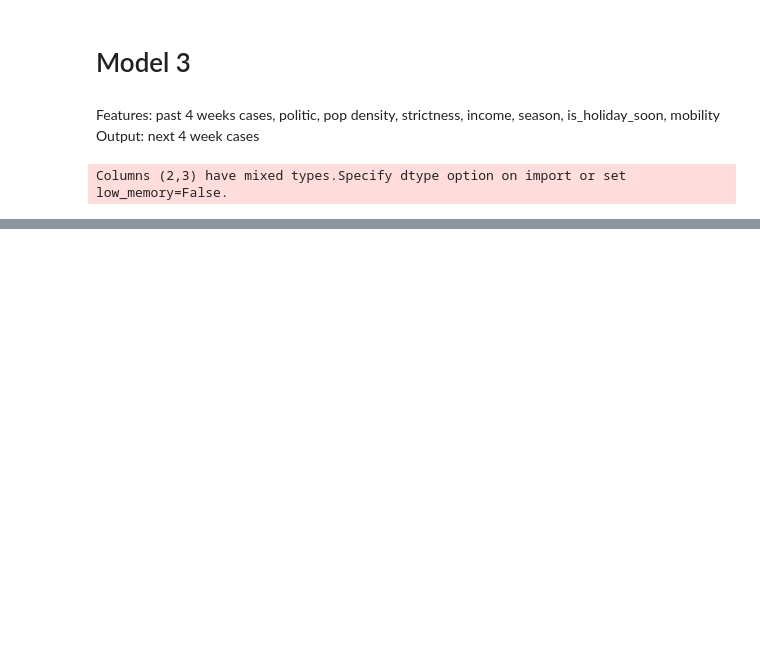
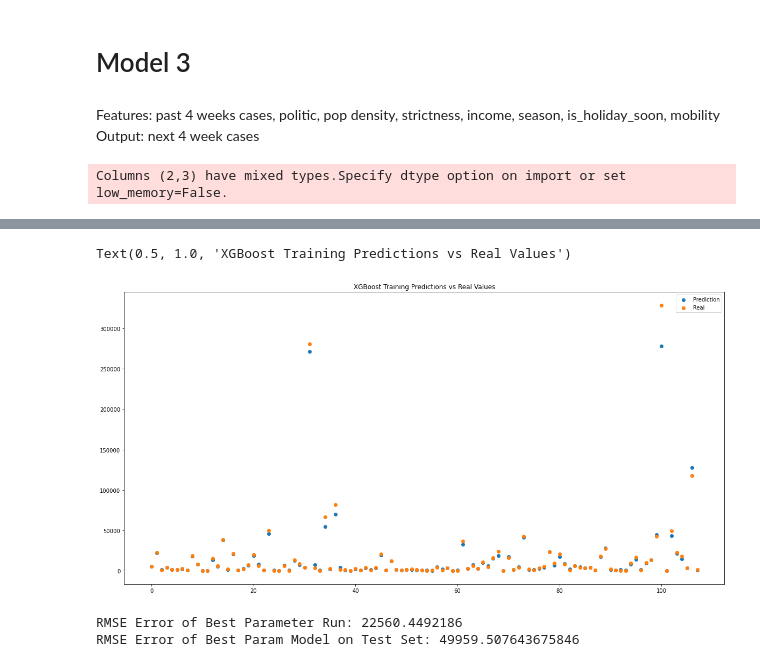
Before and after one commit to sashafomina/covid_policy_analysis, a Jupyter notebook: xgboost_closure.ipynb, the cells around one changed output, grey strips where cells are left out. Cells and saved outputs as stored; diff of their text form; code cells hidden in the pictures; blank space fills up the shorter version.

```diff
--- a/xgboost_closure.ipynb
+++ b/xgboost_closure.ipynb
@@ -669,0 +695,16 @@ y_test_df = test_df[['cases']].copy()
+# %%
+fig = plt.figure(figsize=(20, 10))
+plt.scatter(list(range(0, len(y_train_df))), xg_reg.predict(train_data_dmatrix), label = 'Prediction')
+plt.scatter(list(range(0, len(y_train_df))), y_train_df, label = 'Real')
+plt.legend()
+plt.title("XGBoost Training Predictions vs Real Values")
+# %% [output]
+Text(0.5, 1.0, 'XGBoost Training Predictions vs Real Values')
+[figure, added]
+# %%
+print("RMSE Error of Best Parameter Run: {}".format(min_final_test))
+print("RMSE Error of Best Param Model on Test Set: {}".format(np.sqrt(mean_squared_error(
+    y_test_df.to_numpy(), xg_reg.predict(test_data_dmatrix)))))
+# %% [output]
+RMSE Error of Best Parameter Run: 22560.4492186
+RMSE Error of Best Param Model on Test Set: 49959.507643675846
```
Also changed, not shown: parts of 32 cells of this notebook.
